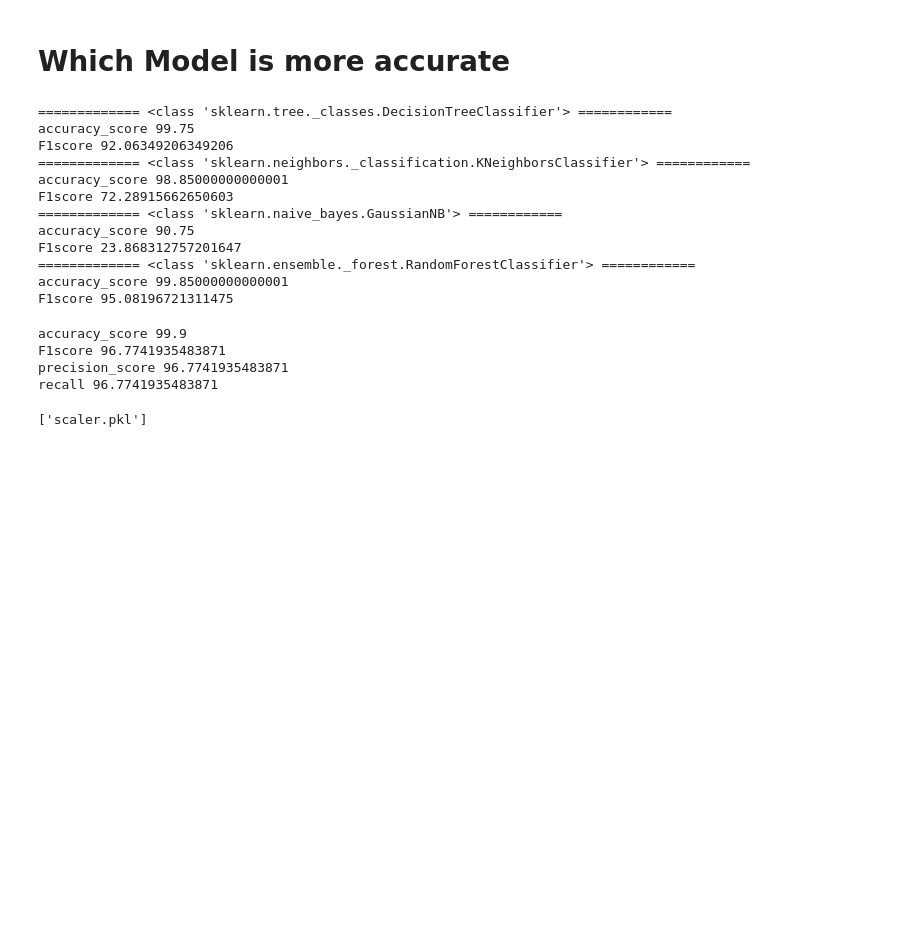
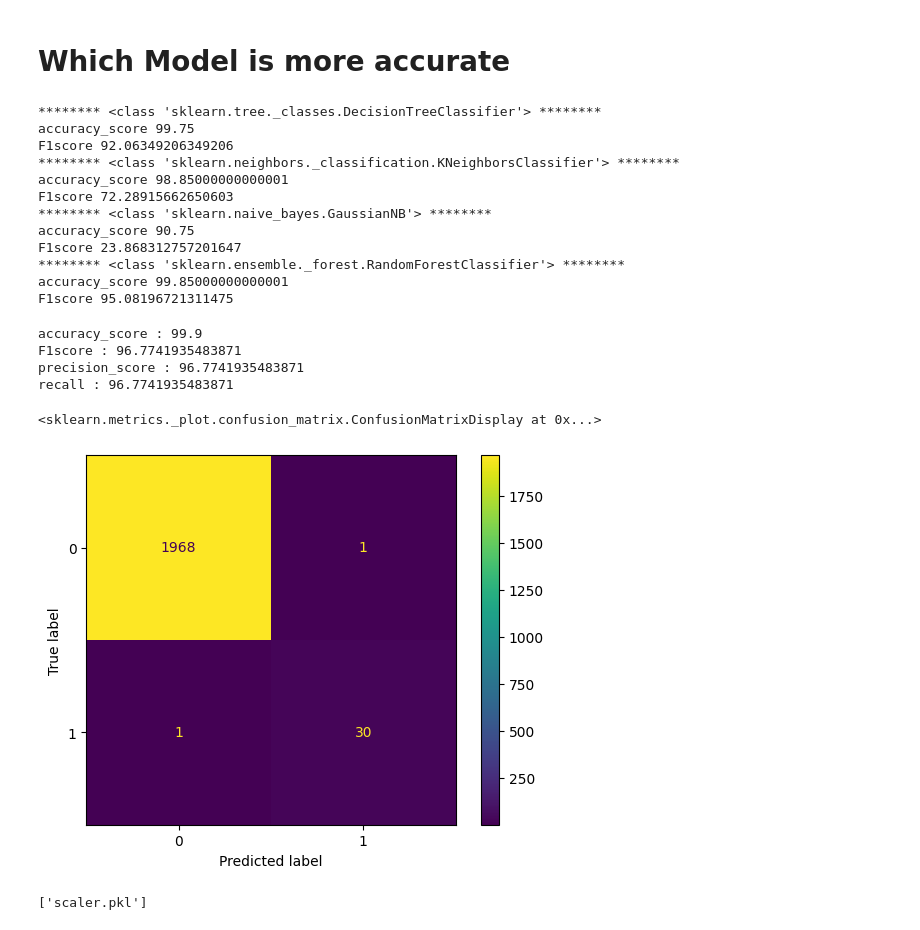
Before and after one commit to Adhnan788/project, a Jupyter notebook: credit_card/process_credit_card.ipynb, the cells around one changed output. Saved outputs shown, nothing was run; the diff lists cells and outputs as text; code cells hidden in the pictures; blank space fills up the shorter version.

```diff
--- a/credit_card/process_credit_card.ipynb
+++ b/credit_card/process_credit_card.ipynb
@@ -192,20 +196,20 @@ for model in models:
     md=model()
     md.fit(X_train,Y_train)
     y_pred=md.predict(X_test)
-    print("=============",model,"============")
+    print("********",model,"********")
     print("accuracy_score",accuracy_score(Y_test,y_pred)*100)
     print("F1score",f1_score(Y_test,y_pred)*100)
 # %% [output]
-============= <class 'sklearn.tree._classes.DecisionTreeClassifier'> ============
+******** <class 'sklearn.tree._classes.DecisionTreeClassifier'> ********
 accuracy_score 99.75
 F1score 92.06349206349206
-============= <class 'sklearn.neighbors._classification.KNeighborsClassifier'> ============
+******** <class 'sklearn.neighbors._classification.KNeighborsClassifier'> ********
 accuracy_score 98.85000000000001
 F1score 72.28915662650603
-============= <class 'sklearn.naive_bayes.GaussianNB'> ============
+******** <class 'sklearn.naive_bayes.GaussianNB'> ********
 accuracy_score 90.75
 F1score 23.868312757201647
-============= <class 'sklearn.ensemble._forest.RandomForestClassifier'> ============
+******** <class 'sklearn.ensemble._forest.RandomForestClassifier'> ********
 accuracy_score 99.85000000000001
 F1score 95.08196721311475
 # %%
@@ -215,15 +219,21 @@ rf.fit(X_train,Y_train)
 y_pred=rf.predict(X_test)
 # %%
 from sklearn.metrics import accuracy_score,f1_score,precision_score,recall_score
-print("accuracy_score",accuracy_score(Y_test,y_pred)*100)
-print("F1score",f1_score(Y_test,y_pred)*100)
-print("precision_score",precision_score(Y_test,y_pred)*100)
-print("recall",recall_score(Y_test,y_pred)*100)
+print("accuracy_score :",accuracy_score(Y_test,y_pred)*100)
+print("F1score :",f1_score(Y_test,y_pred)*100)
+print("precision_score :",precision_score(Y_test,y_pred)*100)
+print("recall :",recall_score(Y_test,y_pred)*100)
 # %% [output]
-accuracy_score 99.9
-F1score 96.7741935483871
-precision_score 96.7741935483871
-recall 96.7741935483871
+accuracy_score : 99.9
+F1score : 96.7741935483871
+precision_score : 96.7741935483871
+recall : 96.7741935483871
+# %%
+from sklearn.metrics import ConfusionMatrixDisplay
+ConfusionMatrixDisplay.from_predictions(Y_test,y_pred)
+# %% [output]
+<sklearn.metrics._plot.confusion_matrix.ConfusionMatrixDisplay at 0x...>
+[figure, added]
 # %%
 import joblib
 # %%
```
Also changed, not shown: parts of 4 cells of this notebook, 1 other file.
